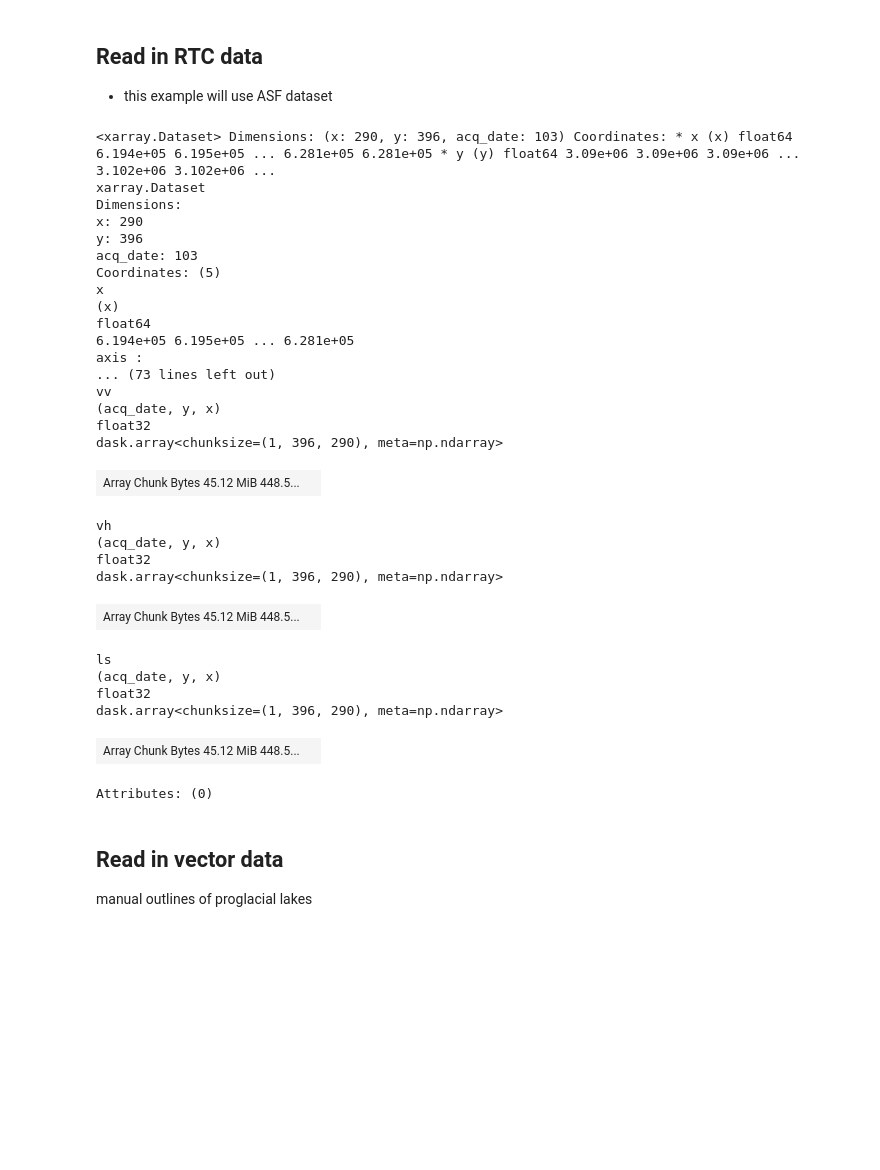
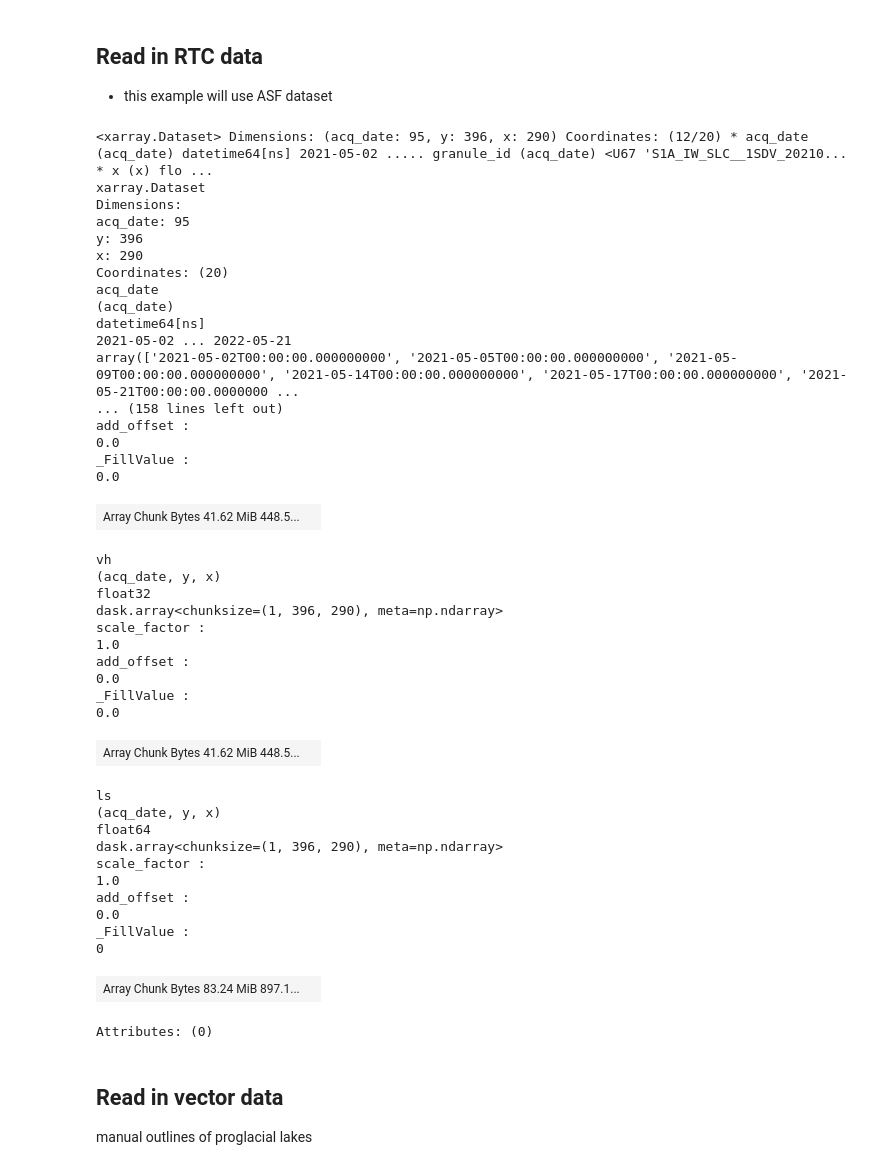
Before and after one commit to e-marshall/sentinel1_rtc, a Jupyter notebook: rtc_timeseries.ipynb, the cells around one changed output. Drawn from its saved outputs; the diff is of its cells as text; code cells hidden in the pictures; blank space fills up the shorter version.

```diff
--- a/rtc_timeseries.ipynb
+++ b/rtc_timeseries.ipynb
@@ -20,36 +67,48 @@ from s1_tools import power_to_db, get_bbox_single
 # %%
 %store -r vrt_new da_pc
 # %%
-asf_clip
+vrt_new
 # %% [output]
-<xarray.Dataset> Dimensions: (x: 290, y: 396, acq_date: 103) Coordinates: * x (x) float64 6.194e+05 6.195e+05 ... 6.281e+05 6.281e+05 * y (y) float64 3.09e+06 3.09e+06 3.09e+06 ... 3.102e+06 3.102e+06 ...
+<xarray.Dataset> Dimensions: (acq_date: 95, y: 396, x: 290) Coordinates: (12/20) * acq_date (acq_date) datetime64[ns] 2021-05-02 ..... granule_id (acq_date) <U67 'S1A_IW_SLC__1SDV_20210... * x (x) flo ...
 xarray.Dataset
 Dimensions:
+acq_date: 95
+y: 396
 x: 290
-y: 396
-acq_date: 103
-Coordinates: (5)
-x
-(x)
-float64
-6.194e+05 6.195e+05 ... 6.281e+05
-axis :
-... (73 lines left out)
-vv
-(acq_date, y, x)
-float32
-dask.array<chunksize=(1, 396, 290), meta=np.ndarray>
+Coordinates: (20)
+acq_date
+(acq_date)
+datetime64[ns]
+2021-05-02 ... 2022-05-21
+array(['2021-05-02T00:00:00.000000000', '2021-05-05T00:00:00.000000000', '2021-05-09T00:00:00.000000000', '2021-05-14T00:00:00.000000000', '2021-05-17T00:00:00.000000000', '2021-05-21T00:00:00.0000000 ...
+... (158 lines left out)
+add_offset :
+0.0
+_FillValue :
+0.0
-| Array Chunk Bytes 45.12 MiB 448.5... |  |
+| Array Chunk Bytes 41.62 MiB 448.5... |  |
 vh
 (acq_date, y, x)
 float32
 dask.array<chunksize=(1, 396, 290), meta=np.ndarray>
+scale_factor :
+1.0
+add_offset :
+0.0
+_FillValue :
+0.0
-| Array Chunk Bytes 45.12 MiB 448.5... |  |
+| Array Chunk Bytes 41.62 MiB 448.5... |  |
 ls
 (acq_date, y, x)
-float32
+float64
 dask.array<chunksize=(1, 396, 290), meta=np.ndarray>
+scale_factor :
+1.0
+add_offset :
+0.0
+_FillValue :
+0
-| Array Chunk Bytes 45.12 MiB 448.5... |  |
+| Array Chunk Bytes 83.24 MiB 897.1... |  |
 Attributes: (0)
 # %% [markdown]
 ## Read in vector data
```
Also changed, not shown: parts of 17 cells of this notebook, 9 other files.
